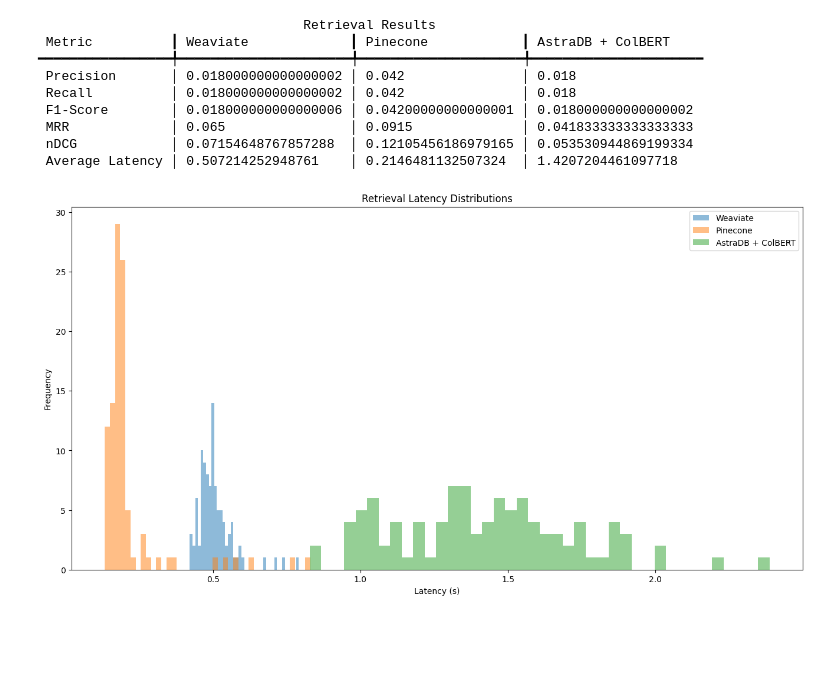
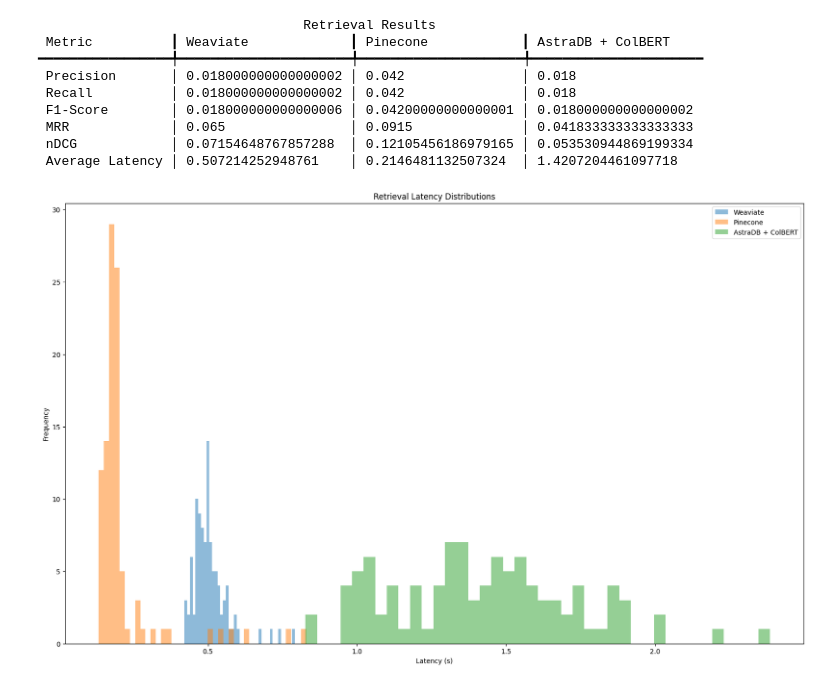
Before and after one commit to T-Lind/BenchmarkRAG, a Jupyter notebook: benchmark.ipynb, the cells around one changed output. Drawn from its saved outputs; the diff is of its cells as text; code cells hidden in the pictures; blank space fills up the shorter version.

Commit message:
update to graph

```diff
--- a/benchmark.ipynb
+++ b/benchmark.ipynb
@@ -425,18 +431,18 @@ console.print(table)
 # %%
 # Plot latency distributions
 import matplotlib.pyplot as plt
 
 bins = 40
 plt.hist(weaviate_latencies, bins=bins, alpha=0.5, label='Weaviate')
 plt.hist(pinecone_latencies, bins=bins, alpha=0.5, label='Pinecone')
 plt.hist(colbert_latencies, bins=bins, alpha=0.5, label='AstraDB + ColBERT')
 
 plt.legend(loc='upper right')
 plt.xlabel('Latency (s)')
 plt.ylabel('Frequency')
 plt.title('Retrieval Latency Distributions')
 
 # set the size bigger
-plt.rcParams["figure.figsize"] = (16, 8)
+plt.rcParams["figure.figsize"] = (20, 12)
 # %% [output]
-[figure, old version]
+[figure, new version]
```
Also changed, not shown: parts of 2 cells of this notebook.
